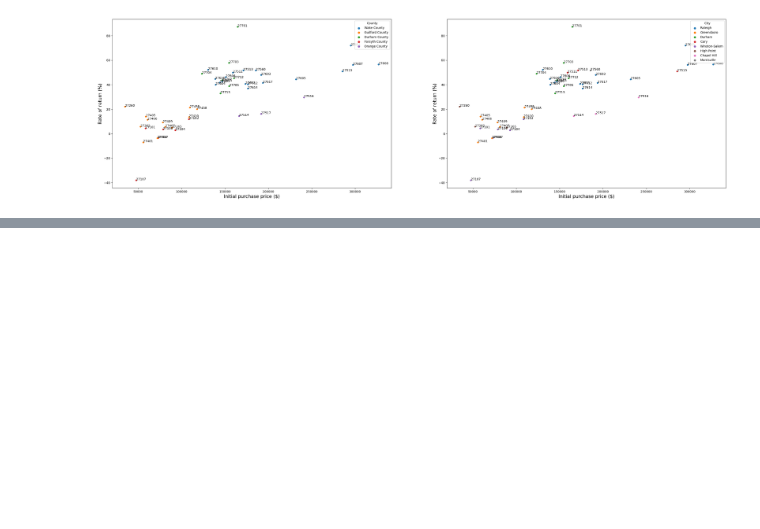
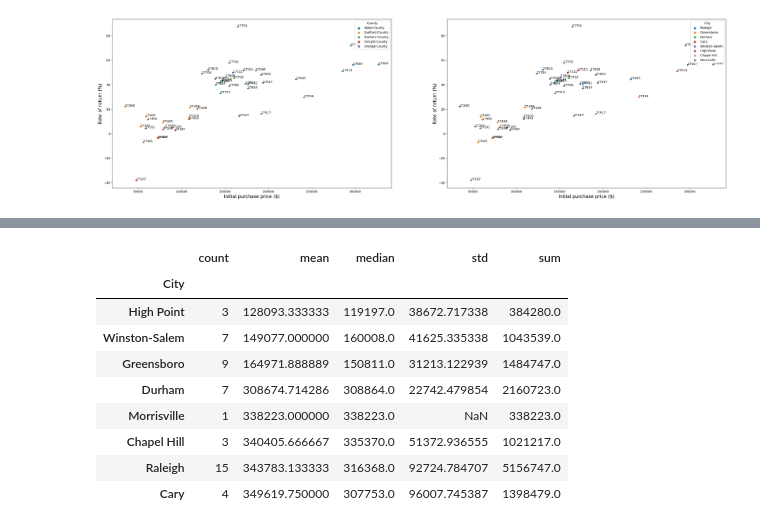
Before and after one commit to saychelsea11/north_carolina_best_real_estate_locations, a Jupyter notebook: NC_Zillow_Housing_Price_Analysis.ipynb, the cells around one changed output, grey strips where cells are left out. Saved outputs shown, nothing was run; the diff lists cells and outputs as text; code cells hidden in the pictures; blank space fills up the shorter version.

```diff
--- a/NC_Zillow_Housing_Price_Analysis.ipynb
+++ b/NC_Zillow_Housing_Price_Analysis.ipynb
@@ -408,0 +447,13 @@ bi_scatterplot(df_zillow_10yr,'EndPrice','RateOfReturn','Initial purchase price
+# %%
+df_zillow[['City','EndPrice']].groupby('City').agg(['count','mean','median','std','sum'])['EndPrice'].sort_values('mean')
+# %% [output]
+|  | count | mean | median | std | sum |
+| City |  |  |  |  |  |
+| High Point | 3 | 128093.333333 | 119197.0 | 38672.717338 | 384280.0 |
+| Winston-Salem | 7 | 149077.000000 | 160008.0 | 41625.335338 | 1043539.0 |
+| Greensboro | 9 | 164971.888889 | 150811.0 | 31213.122939 | 1484747.0 |
+| Durham | 7 | 308674.714286 | 308864.0 | 22742.479854 | 2160723.0 |
+| Morrisville | 1 | 338223.000000 | 338223.0 | NaN | 338223.0 |
+| Chapel Hill | 3 | 340405.666667 | 335370.0 | 51372.936555 | 1021217.0 |
+| Raleigh | 15 | 343783.133333 | 316368.0 | 92724.784707 | 5156747.0 |
+| Cary | 4 | 349619.750000 | 307753.0 | 96007.745387 | 1398479.0 |
```
Also changed, not shown: parts of 9 cells of this notebook, 2 other files.
